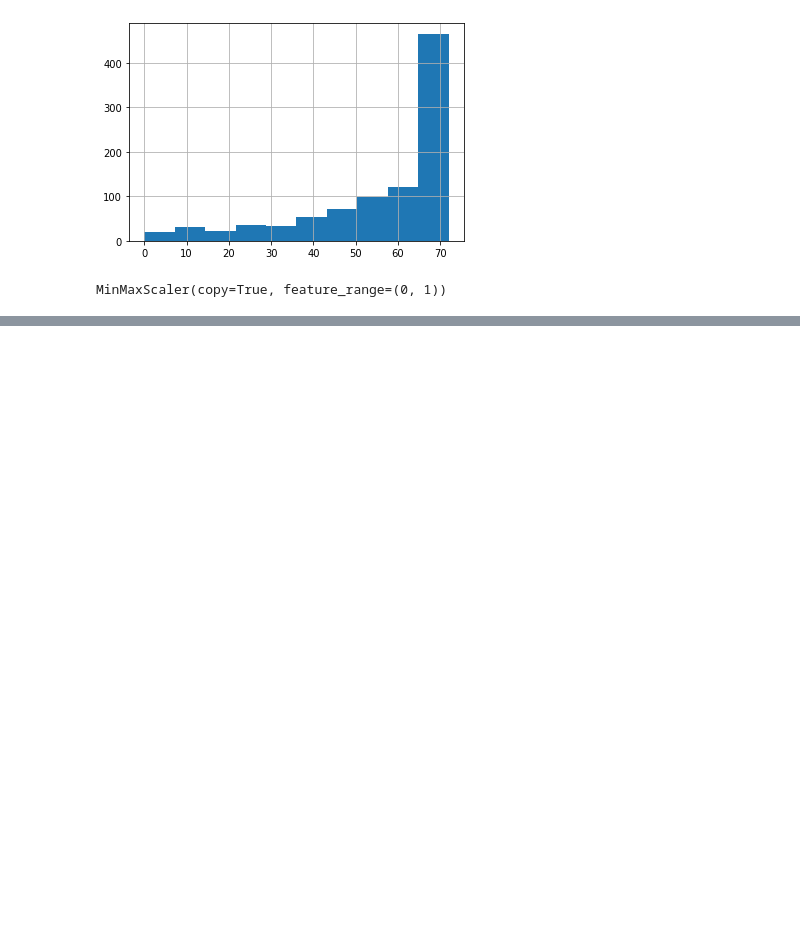
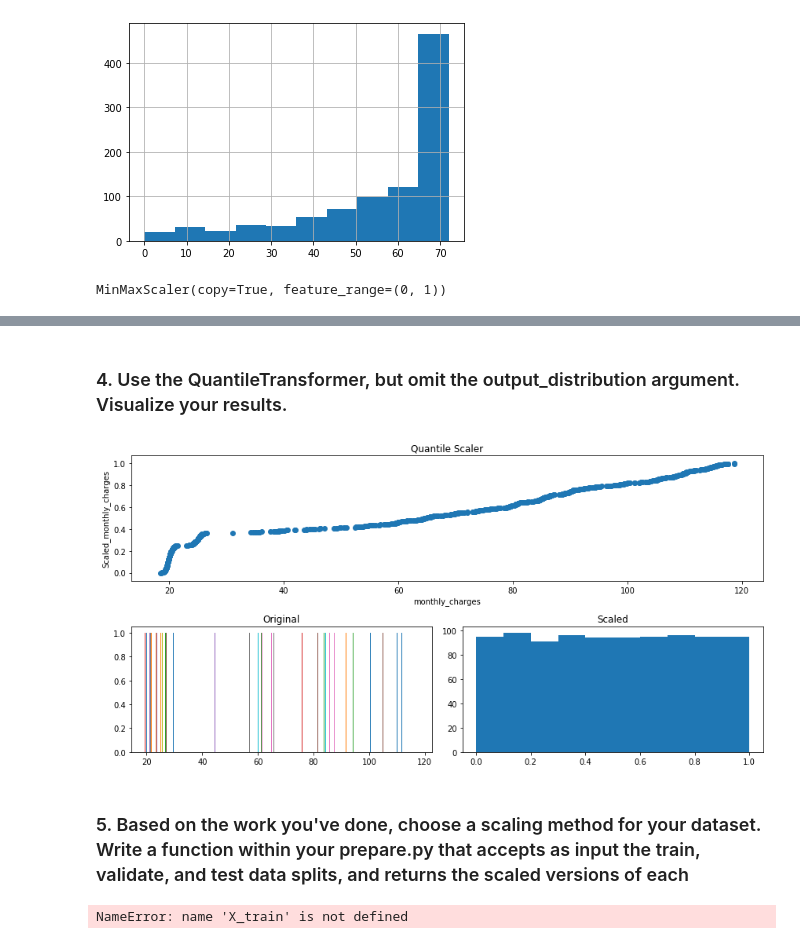
Before and after one commit to QuantumKane/regression-exercises, a Jupyter notebook: scaling.ipynb, the cells around one changed output, grey strips where cells are left out. Saved outputs shown, nothing was run; the diff lists cells and outputs as text; code cells hidden in the pictures; blank space fills up the shorter version.

```diff
--- a/scaling.ipynb
+++ b/scaling.ipynb
@@ -132,0 +183,8 @@ plt.show()
+# %% [markdown]
+### 4. Use the QuantileTransformer, but omit the output_distribution argument. Visualize your results.
+# %%
+visualize_scaled_data(sklearn.preprocessing.QuantileTransformer(), 'Quantile Scaler', 'monthly_charges')
+# %% [output]
+[figure, added]
+# %% [markdown]
+### 5. Based on the work you've done, choose a scaling method for your dataset. Write a function within your prepare.py that accepts as input the train, validate, and test data splits, and returns the scaled versions of each
@@ -132,0 +204,8 @@ plt.show()
+# %%
+# Use the Standard_Scaler Function defined above
+
+scaler, X_train_scaled, X_validate_scaled, X_test_scaled = Standard_Scaler(X_train, X_validate, X_test)
+
+X_train_scaled.head()
+# %% [output]
+NameError: name 'X_train' is not defined
```
Also changed, not shown: parts of 17 cells of this notebook.
